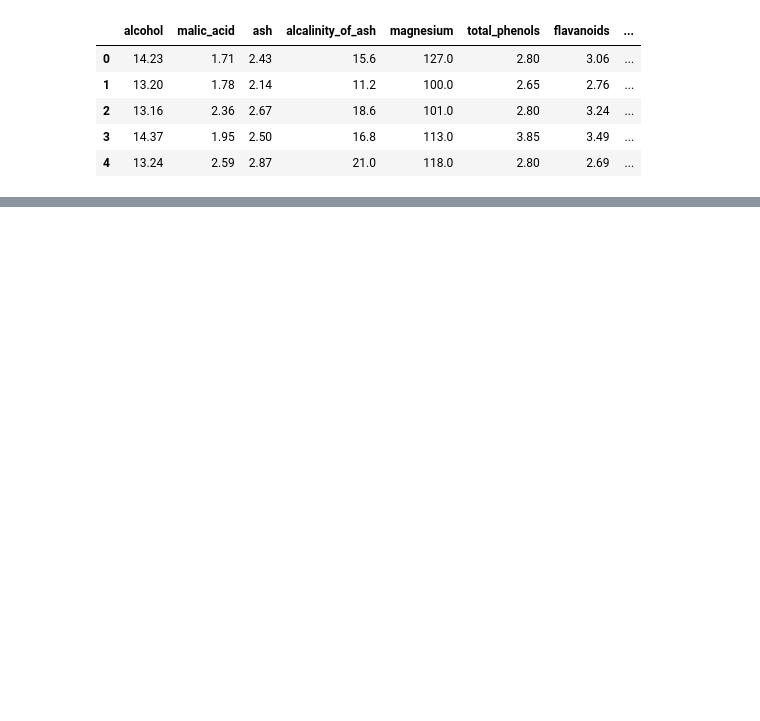
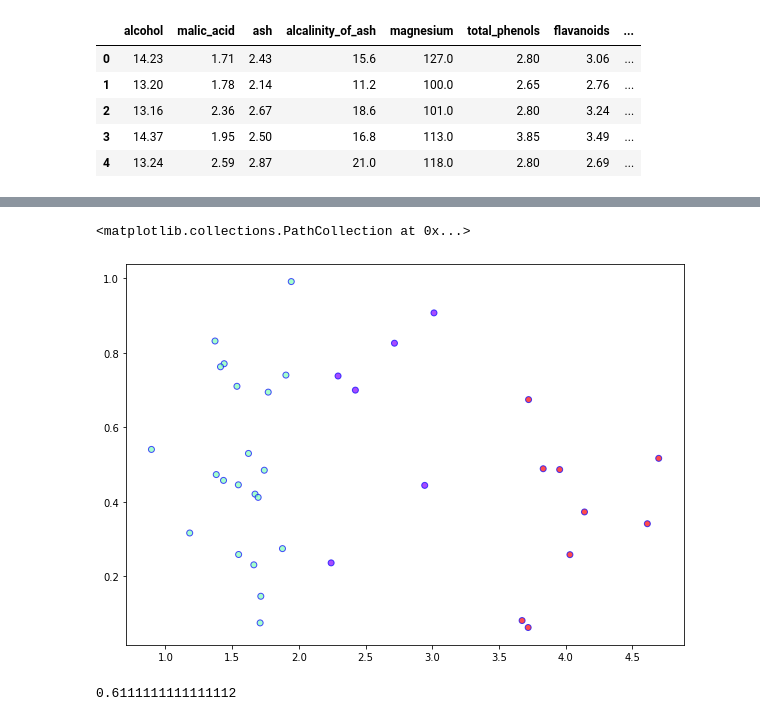
Before and after one commit to nayanikab20/ML-algorithms, a Jupyter notebook: LDA.ipynb, the cells around one changed output, grey strips where cells are left out. Cells and saved outputs as stored; diff of their text form; code cells hidden in the pictures; blank space fills up the shorter version.

```diff
--- a/LDA.ipynb
+++ b/LDA.ipynb
@@ -167,0 +173,37 @@ d
+# %%
+# clustering using K means
+
+kmeans = KMeans(n_clusters=3,init='random')
+kmeans.fit(X_test_lda)
+KMeans_Y = kmeans.predict(X_test_lda)
+# %%
+figure=plt.figure(figsize=(10,7))
+ax=plt.axes(projection=None)
+ax.scatter(
+    X_test_lda[:,0],
+    X_test_lda[:,1],
+    c=KMeans_Y,
+    cmap='rainbow',
+    alpha=0.7,
+    edgecolors='b'
+)
+# %% [output]
+<matplotlib.collections.PathCollection at 0x...>
+[figure, added]
+# %%
+# accuracy in test set
+
+total_samples = len(Y_test_code)
+
+assert len(KMeans_Y)==total_samples
+
+count=0
+for i in range(total_samples):
+   if KMeans_Y[i]==Y_test_code[i]:
+     count=count+1
+
+accuracy=count/total_samples
+
+print('Acurracy is {}'.format(accuracy))
+# %% [output]
+0.6111111111111112
```
Also changed, not shown: parts of 16 cells of this notebook.
